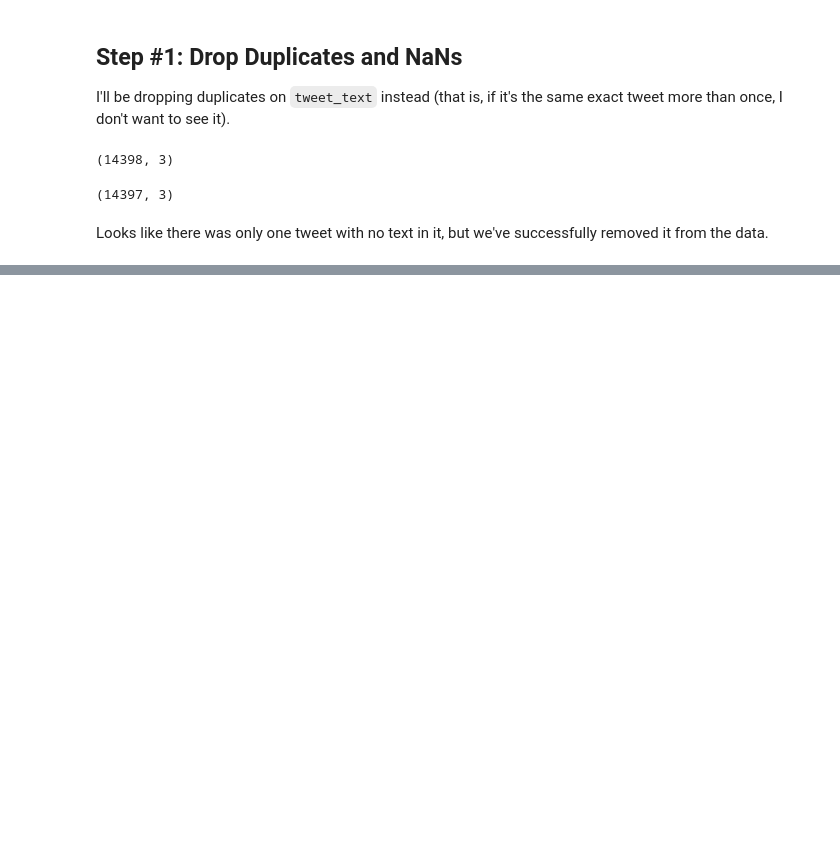
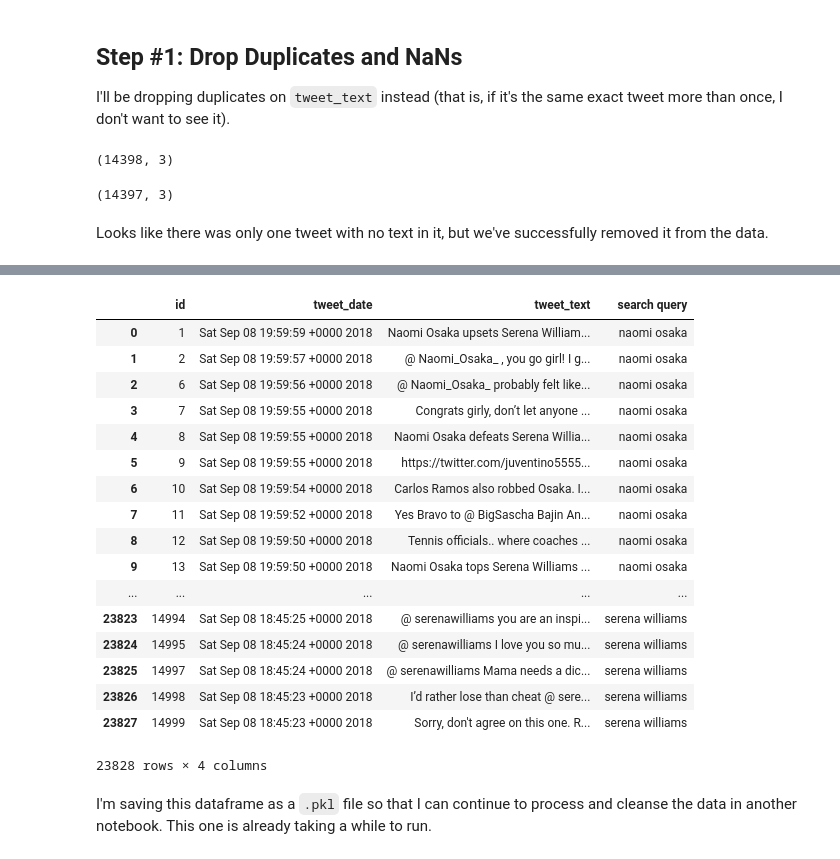
Before and after one commit to RQuintin/naomi-serena, a Jupyter notebook: Naomi-Serena_Data-Wrangling.ipynb, the cells around one changed output, grey strips where cells are left out. Cells and saved outputs as stored; diff of their text form; code cells hidden in the pictures; blank space fills up the shorter version.

```diff
--- a/Naomi-Serena_Data-Wrangling.ipynb
+++ b/Naomi-Serena_Data-Wrangling.ipynb
@@ -205,0 +402,2 @@ df['tweet_text'] = df['tweet_text'].str.lower()
+# %%
+serena_df = serena_df[serena_df['tweet_text'].apply(lambda x: langid.classify(x)[0] == 'en')]
@@ -363,0 +421,2 @@ Okay, so instead of trying to use a fancy Python module that wasn't doing what I
+# %%
+serena_df['search query'] = 'serena williams'
@@ -363,0 +432,2 @@ Okay, so instead of trying to use a fancy Python module that wasn't doing what I
+# %%
+naomi_serena_tweets = pd.concat([df, serena_df])
@@ -363,0 +452,23 @@ Okay, so instead of trying to use a fancy Python module that wasn't doing what I
+# %%
+naomi_serena_tweets.reset_index(drop=True)
+# %% [output]
+|  | id | tweet_date | tweet_text | search query |
+| 0 | 1 | Sat Sep 08 19:59:59 +0000 2018 | Naomi Osaka upsets Serena William... | naomi osaka |
+| 1 | 2 | Sat Sep 08 19:59:57 +0000 2018 | @ Naomi_Osaka_ , you go girl! I g... | naomi osaka |
+| 2 | 6 | Sat Sep 08 19:59:56 +0000 2018 | @ Naomi_Osaka_ probably felt like... | naomi osaka |
+| 3 | 7 | Sat Sep 08 19:59:55 +0000 2018 | Congrats girly, don’t let anyone ... | naomi osaka |
+| 4 | 8 | Sat Sep 08 19:59:55 +0000 2018 | Naomi Osaka defeats Serena Willia... | naomi osaka |
+| 5 | 9 | Sat Sep 08 19:59:55 +0000 2018 | https://twitter.com/juventino5555... | naomi osaka |
+| 6 | 10 | Sat Sep 08 19:59:54 +0000 2018 | Carlos Ramos also robbed Osaka. I... | naomi osaka |
+| 7 | 11 | Sat Sep 08 19:59:52 +0000 2018 | Yes Bravo to @ BigSascha Bajin An... | naomi osaka |
+| 8 | 12 | Sat Sep 08 19:59:50 +0000 2018 | Tennis officials.. where coaches ... | naomi osaka |
+| 9 | 13 | Sat Sep 08 19:59:50 +0000 2018 | Naomi Osaka tops Serena Williams ... | naomi osaka |
+| ... | ... | ... | ... | ... |
+| 23823 | 14994 | Sat Sep 08 18:45:25 +0000 2018 | @ serenawilliams you are an inspi... | serena williams |
+| 23824 | 14995 | Sat Sep 08 18:45:24 +0000 2018 | @ serenawilliams I love you so mu... | serena williams |
+| 23825 | 14997 | Sat Sep 08 18:45:24 +0000 2018 | @ serenawilliams Mama needs a dic... | serena williams |
+| 23826 | 14998 | Sat Sep 08 18:45:23 +0000 2018 | I’d rather lose than cheat @ sere... | serena williams |
+| 23827 | 14999 | Sat Sep 08 18:45:23 +0000 2018 | Sorry, don't agree on this one. R... | serena williams |
+23828 rows × 4 columns
+# %% [markdown]
+I'm saving this dataframe as a `.pkl` file so that I can continue to process and cleanse the data in another notebook. This one is already taking a while to run.
```
Also changed, not shown: parts of 92 cells of this notebook, 1 other file.
